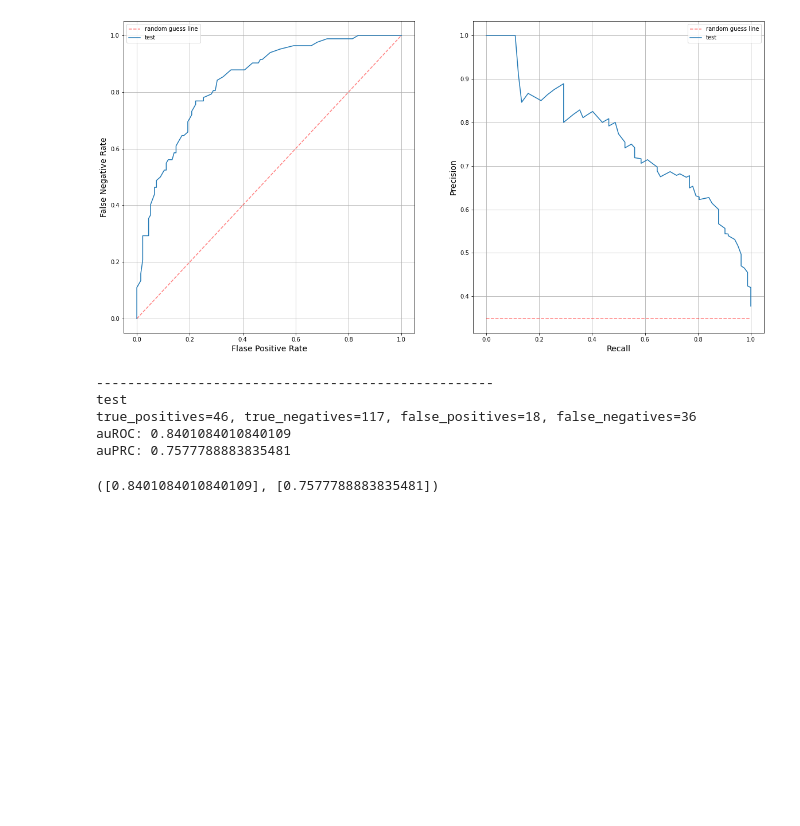
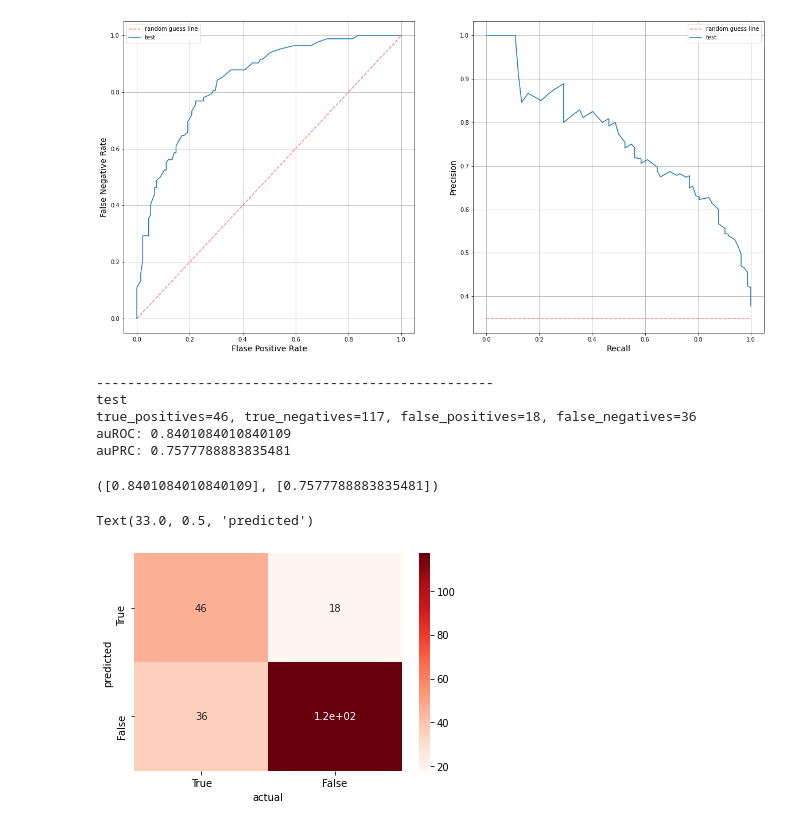
Before and after one commit to badGarnet/baised-rf, a Jupyter notebook: Model diabetes data set with BiasedRFClassifier.ipynb, the cells around one changed output. Drawn from its saved outputs; the diff is of its cells as text; code cells hidden in the pictures; blank space fills up the shorter version.

Commit message:
update with heatmap of confusion matrix

```diff
--- a/Model diabetes data set with BiasedRFClassifier.ipynb
+++ b/Model diabetes data set with BiasedRFClassifier.ipynb
@@ -410,3 +410,11 @@ true_positives=46, true_negatives=117, false_positives=18, false_negatives=36
 auROC: 0.8401084010840109
 auPRC: 0.7577788883835481
 ([0.8401084010840109], [0.7577788883835481])
+# %%
+mat = [[confusion['true_positives'], confusion['false_positives']],[confusion['false_negatives'], confusion['true_negatives']]]
+sns.heatmap(mat, cmap='Reds', annot=True, xticklabels=['True', 'False'], yticklabels=['True', 'False'])
+plt.xlabel('actual')
+plt.ylabel('predicted')
+# %% [output]
+Text(33.0, 0.5, 'predicted')
+[figure, added]
```
